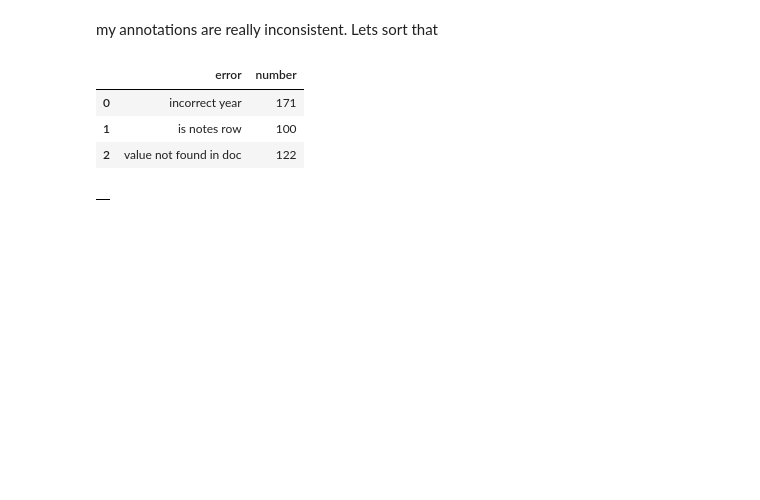
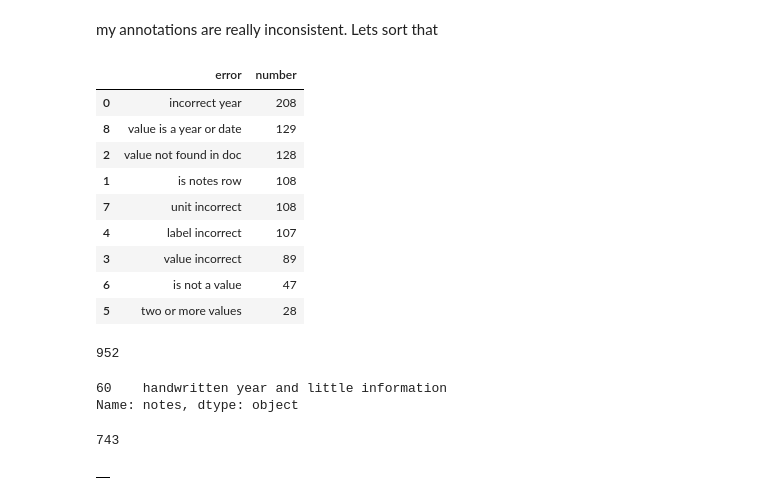
Before and after one commit to ONSBigData/exploring_companies_house, a Jupyter notebook: 13-er-data_checking-confidence-metric.ipynb, the cells around one changed output. Saved outputs shown, nothing was run; the diff lists cells and outputs as text; code cells hidden in the pictures; blank space fills up the shorter version.

```diff
--- a/13-er-data_checking-confidence-metric.ipynb
+++ b/13-er-data_checking-confidence-metric.ipynb
@@ -322,14 +378,30 @@ error_dict = {"incorrect year" :["incorrect year",
 error_count_lst = []
 for key in error_dict:
 
-    error_mask = [any(reason in error for error in error_dict[key])
-                  for reason in errors_df.notes.to_list()]
+    error_mask = [any(error in reason for error in error_dict[key])
+                  for reason in errors_df.notes.to_list()
+                 ]
     error_count_lst.append(errors_df[error_mask].counts.sum())
+    errors_df[f"{key}_error"] = error_mask
 # %%
-pd.DataFrame({"error": [key for key in error_dict],
-              "number" : error_count_lst})
+error_types_df = pd.DataFrame({"error": [key for key in error_dict],
+                               "number" : error_count_lst}
+                             ).sort_values("number",
+                                           ascending=False)
-# %% [output]
-|  | error | number |
-| 0 | incorrect year | 171 |
-| 1 | is notes row | 100 |
-| 2 | value not found in doc | 122 |
+# %%
+error_types_df
+# %% [output]
+|  | error | number |
+| 0 | incorrect year | 208 |
+| 8 | value is a year or date | 129 |
+| 2 | value not found in doc | 128 |
+| 1 | is notes row | 108 |
+| 7 | unit incorrect | 108 |
+| 4 | label incorrect | 107 |
+| 3 | value incorrect | 89 |
+| 6 | is not a value | 47 |
+| 5 | two or more values | 28 |
+# %%
+error_types_df.number.sum()
+# %% [output]
+952
@@ -336,3 +413,12 @@ pd.DataFrame({"error": [key for key in error_dict],
+# %%
+errors_df[~errors_df[error_cols].any(axis=1)].notes
+# %% [output]
+60    handwritten year and little information
+Name: notes, dtype: object
+# %%
+error_types_df.number.sum()
+# %% [output]
+743
 # %%
 agg_error_df = pd.DataFrame()
 for key in error_dict:
```
Also changed, not shown: parts of 12 cells of this notebook, 2 other files.
